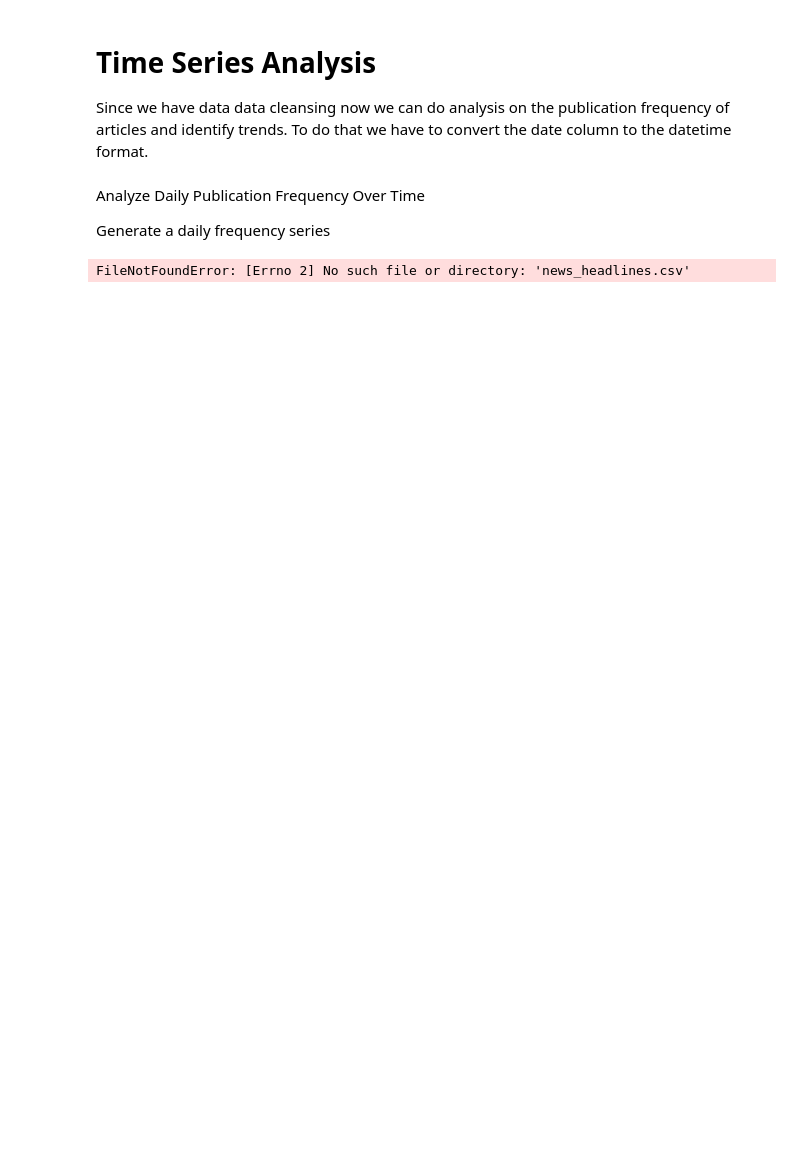
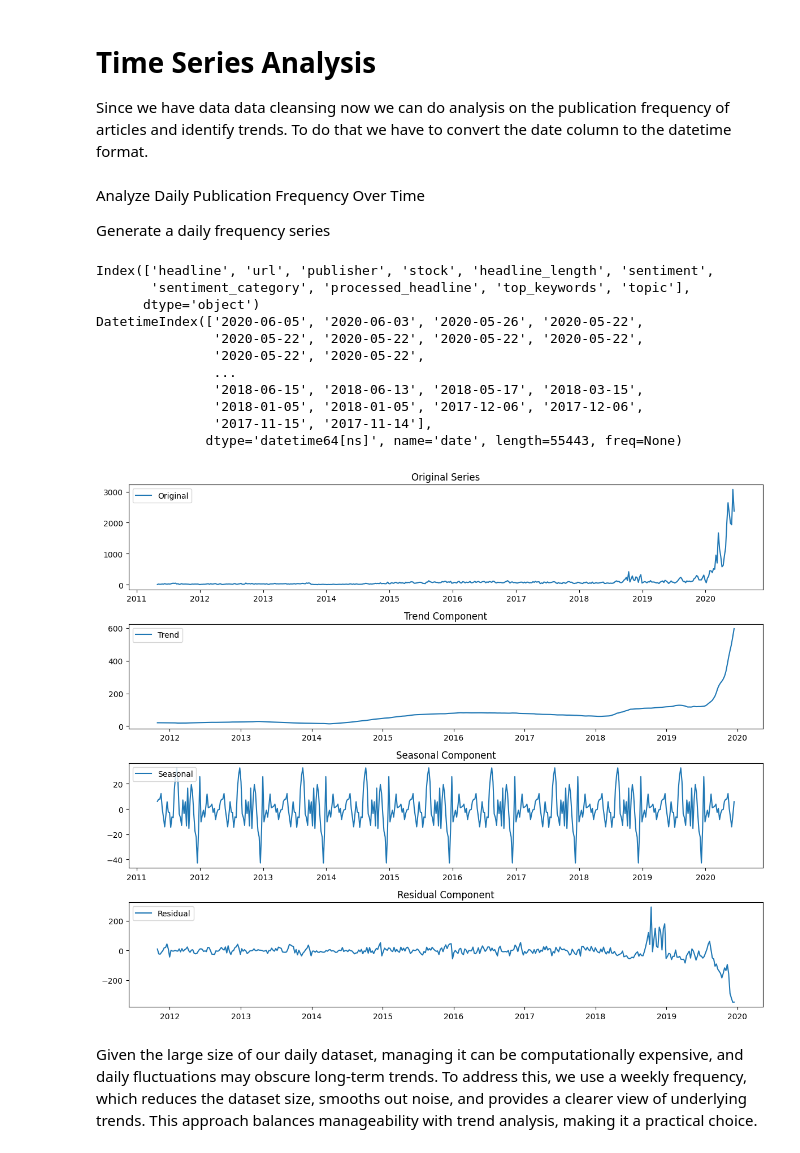
Before and after one commit to Ethel-Star/W1.FinNews-StockPrice-Integration, a Jupyter notebook: notebooks/EDA_Financial_Headlines.ipynb, the cells around one changed output. Cells and saved outputs as stored; diff of their text form; code cells hidden in the pictures; blank space fills up the shorter version.

Commit message:
Time series analysis: Resampled data to  weekly frequencies. Applied additive time series decomposition to weekly data for trend and seasonality analysis. Recommended weekly frequency to balance data manageability and trend clarity and file .csv to be ignored .

```diff
--- a/notebooks/EDA_Financial_Headlines.ipynb
+++ b/notebooks/EDA_Financial_Headlines.ipynb
@@ -358,8 +358,50 @@ Analyze Daily Publication Frequency Over Time
 
 
 Generate a daily frequency series
-# %%
-# Load the data
-df = pd.read_csv('news_headlines.csv')
-# %% [output]
-FileNotFoundError: [Errno 2] No such file or directory: 'news_headlines.csv'
+# %%
+print(df.columns)
+print(df.index)
+daily_frequency = df.resample('W').size()
+daily_frequency.to_csv('daily_frequency_series.csv', header=['Headline Count'])
+decomposition = seasonal_decompose(daily_frequency, model='additive')
+
+# Plot the decomposition
+plt.figure(figsize=(12, 10))
+
+plt.subplot(4, 1, 1)
+plt.plot(daily_frequency, label='Original')
+plt.legend(loc='upper left')
+plt.title('Original Series')
+
+plt.subplot(4, 1, 2)
+plt.plot(decomposition.trend.dropna(), label='Trend')
+plt.legend(loc='upper left')
+plt.title('Trend Component')
+
+plt.subplot(4, 1, 3)
+plt.plot(decomposition.seasonal.dropna(), label='Seasonal')
+plt.legend(loc='upper left')
+plt.title('Seasonal Component')
+
+plt.subplot(4, 1, 4)
+plt.plot(decomposition.resid.dropna(), label='Residual')
+plt.legend(loc='upper left')
+plt.title('Residual Component')
+
+plt.tight_layout()
+plt.show()
+# %% [output]
+Index(['headline', 'url', 'publisher', 'stock', 'headline_length', 'sentiment',
+       'sentiment_category', 'processed_headline', 'top_keywords', 'topic'],
+      dtype='object')
+DatetimeIndex(['2020-06-05', '2020-06-03', '2020-05-26', '2020-05-22',
+               '2020-05-22', '2020-05-22', '2020-05-22', '2020-05-22',
+               '2020-05-22', '2020-05-22',
+               ...
+               '2018-06-15', '2018-06-13', '2018-05-17', '2018-03-15',
+               '2018-01-05', '2018-01-05', '2017-12-06', '2017-12-06',
+               '2017-11-15', '2017-11-14'],
+              dtype='datetime64[ns]', name='date', length=55443, freq=None)
+[figure, added]
+# %% [markdown]
+Given the large size of our daily dataset, managing it can be computationally expensive, and daily fluctuations may obscure long-term trends. To address this, we use a weekly frequency, which reduces the dataset size, smooths out noise, and provides a clearer view of underlying trends. This approach balances manageability with trend analysis, making it a practical choice.
```
